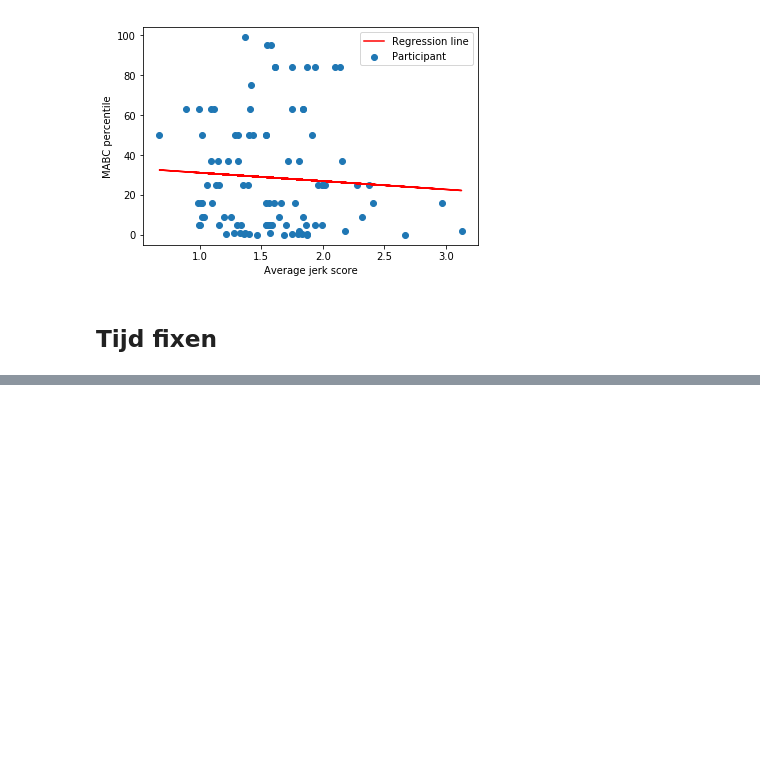
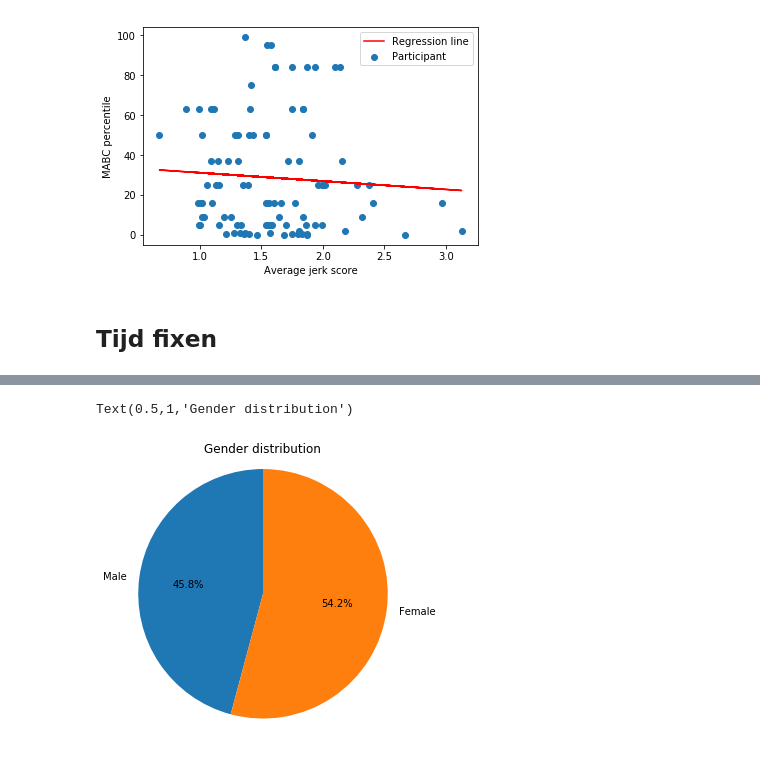
Before and after one commit to mangow/sps, a Jupyter notebook: sps.ipynb, the cells around one changed output, grey strips where cells are left out. Saved outputs shown, nothing was run; the diff lists cells and outputs as text; code cells hidden in the pictures; blank space fills up the shorter version.

```diff
--- a/sps.ipynb
+++ b/sps.ipynb
@@ -147,0 +193,14 @@ rr_data_time.head(100)
+# %%
+# pie chart of genders
+genderlist = list(rr_data_id.groupby('gender').size())
+labels = 'Male', 'Female'
+plt.rcParams["figure.figsize"] = (5, 5)
+fig1, ax1 = plt.subplots()
+ax1.pie(genderlist, labels=labels, startangle=90, autopct='%1.1f%%')
+ax1.axis('equal')
+plt.title('Gender distribution')
+# uncomment for save:
+# fig1.savefig('plots/gender_pie.png', dpi=100)
+# %% [output]
+Text(0.5,1,'Gender distribution')
+[figure, added]
```
Also changed, not shown: parts of 7 cells of this notebook.
